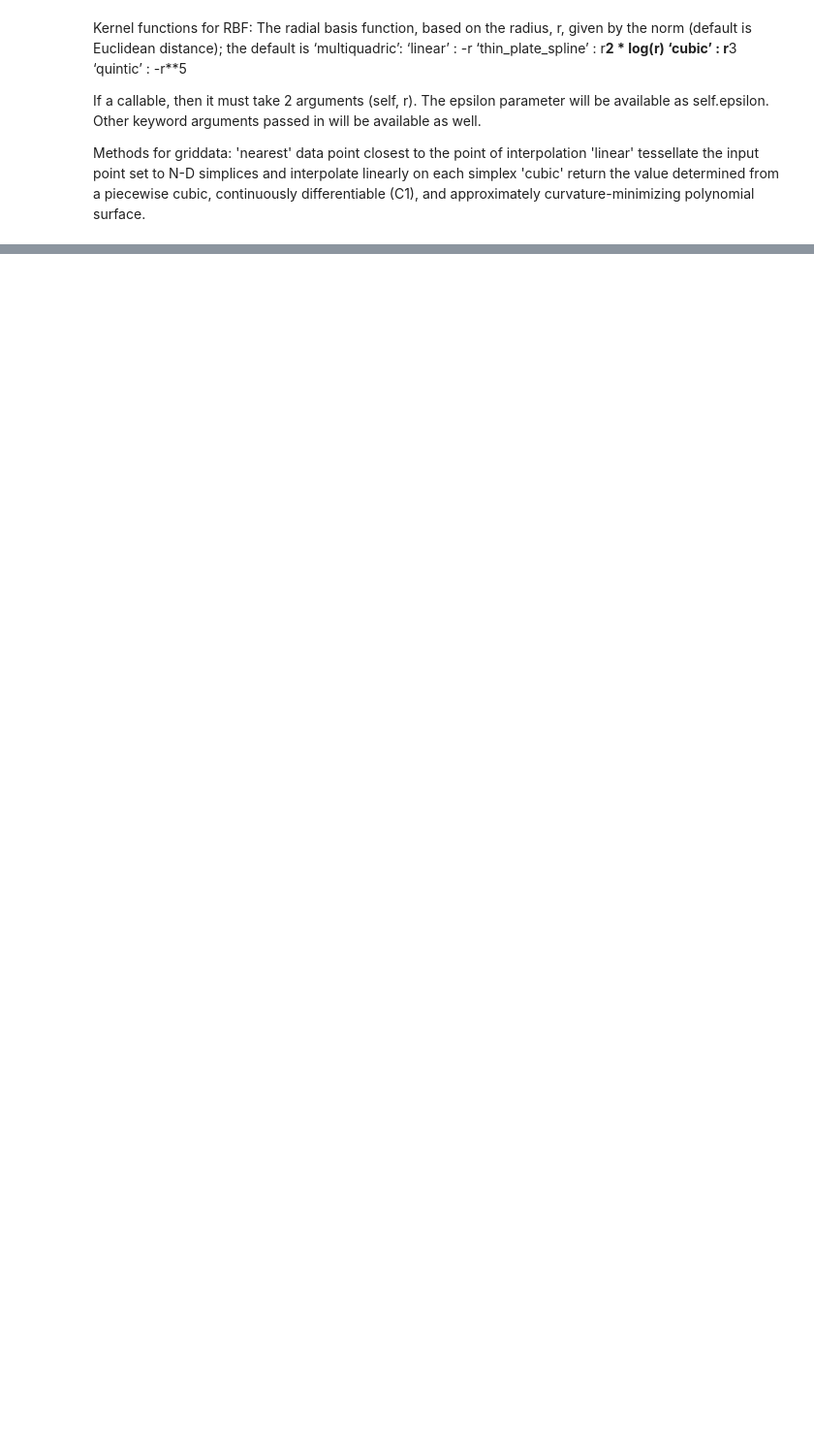
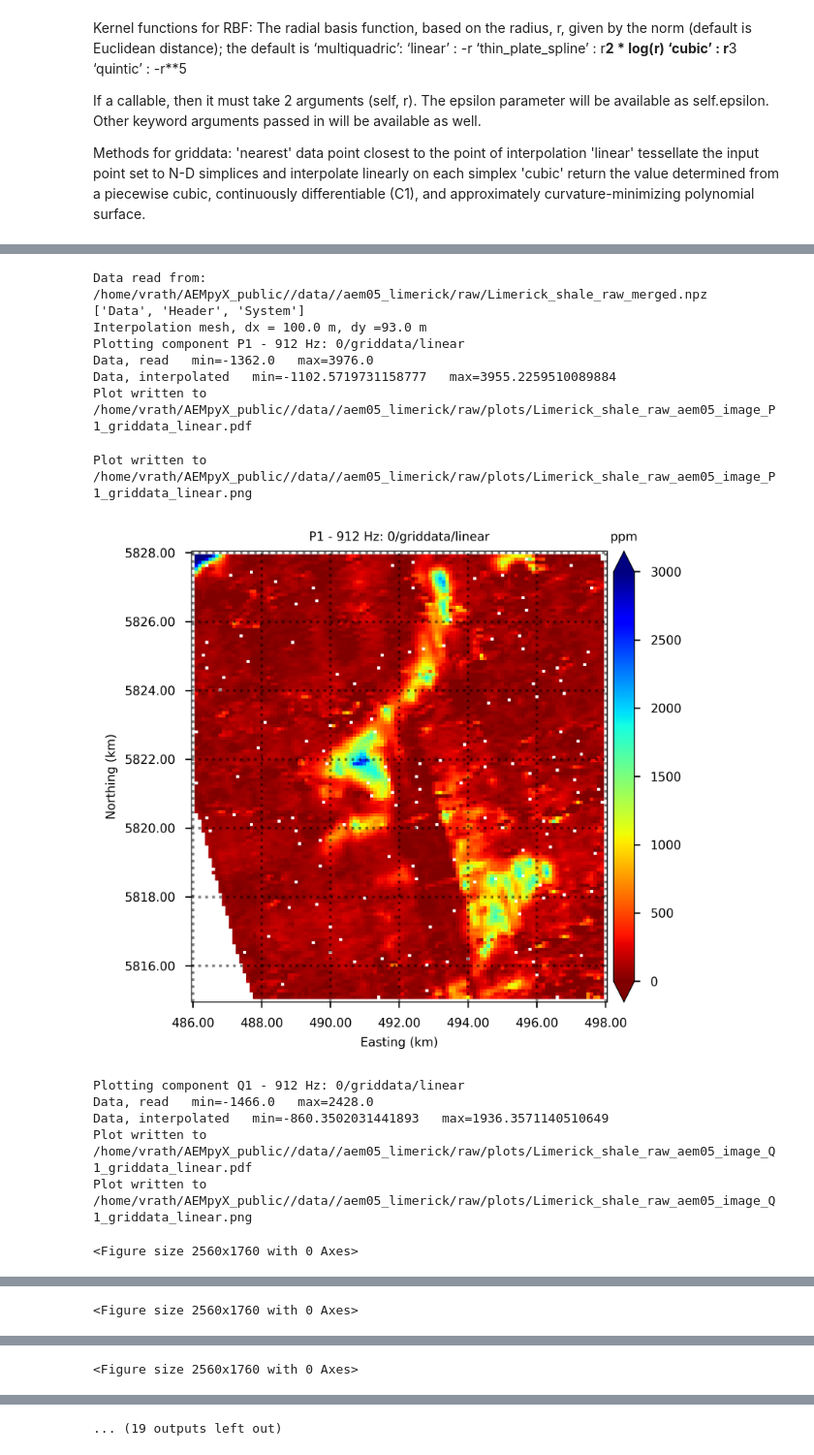
Before and after one commit to RAFTA-AIRBORNE/AEMpyX_public, a Jupyter notebook: aempy/tutorial/Tutorial1_VIZ_data_area.ipynb, the cells around one changed output, grey strips where cells are left out. Shown at 97% size. Cells and saved outputs as stored; diff of their text form; code cells hidden in the pictures; blank space fills up the shorter version.

```diff
--- a/aempy/tutorial/Tutorial1_VIZ_data_area.ipynb
+++ b/aempy/tutorial/Tutorial1_VIZ_data_area.ipynb
@@ -122,7 +132,7 @@ if "read" in FileList.lower():
 if "search" in FileList.lower():
     print("Searchstring is : "+SearchStrng)
     how = ["search", SearchStrng, InDatDir]
-    dat_files = util.get_data_list(how=how,
+    dat_files = util.get_data_list(how=how, fullpath=True,
                               out= True, sort=True)
 # %% [output]
 Searchstring is : *FL*.npz
@@ -538,49 +559,46 @@ for filein in dat_files:
             cb.ax.tick_params(labelsize=Fontsizes[1])
             cb.ax.set_title(Unit, fontsize=Fontsizes[1])
 
-
-        """
-        CoLORBARS:
-        extend{'neither', 'both', 'min', 'max'}
-
-            Make pointed end(s) for out-of-range values (unless 'neither'). These are set for a given colormap using the colormap set_under and set_over methods.
-        extendfrac{None, 'auto', length, lengths}
-
-            If set to None, both the minimum and maximum triangular colorbar extensions will have a length of 5% of the interior colorbar length (this is the default setting).
-
-            If set to 'auto', makes the triangular colorbar extensions the same lengths as the interior boxes (when spacing is set to 'uniform') or the same lengths as the respective adjacent interior boxes (when spacing is set to 'proportional').
-
-            If a scalar, indicates the length of both the minimum and maximum triangular colorbar extensions as a fraction of the interior colorbar length. A two-element sequence of fractions may also be given, indicating the lengths of the minimum and maximum colorbar extensions respectively as a fraction of the interior colorbar length.
-        extendrectbool
-
-            If False the minimum and maximum colorbar extensions will be triangular (the default). If True the extensions will be rectangular.
-        """
-
-
         if "scatter" in ImageType.lower():
             plotfile = PlotDir+PlotName+"_"+AEM_system\
                 +"_"+ImageType\
                 +"_"+ Comp
         else:
             plotfile = PlotDir+PlotName+"_"+AEM_system\
                 +"_"+ImageType\
                 +"_"+ Comp\
             +"_"+InterpMethod[0].lower()\
             +"_"+InterpMethod[1].lower()
 
 
         for F in PlotFmt:
 
             print("Plot written to "+plotfile+F)
             matplotlib.pyplot.savefig(plotfile+F,
                                       dpi=600,
                                       bbox_inches="tight",
                                       backend= "cairo",
                                       transparent=True)
 
 
         if PDFCatalog:
             pdf_list.append(plotfile+".pdf")
 
         matplotlib.pyplot.show()
         matplotlib.pyplot.clf()
+# %% [output]
+Data read from: /home/vrath/AEMpyX_public//data//aem05_limerick/raw/Limerick_shale_raw_merged.npz
+['Data', 'Header', 'System']
+Interpolation mesh, dx = 100.0 m, dy =93.0 m
+Plotting component P1 - 912 Hz: 0/griddata/linear
+Data, read   min=-1362.0   max=3976.0
+Data, interpolated   min=-1102.5719731158777   max=3955.2259510089884
+Plot written to /home/vrath/AEMpyX_public//data//aem05_limerick/raw/plots/Limerick_shale_raw_aem05_image_P1_griddata_linear.pdf
+Plot written to /home/vrath/AEMpyX_public//data//aem05_limerick/raw/plots/Limerick_shale_raw_aem05_image_P1_griddata_linear.png
+[figure, added]
+Plotting component Q1 - 912 Hz: 0/griddata/linear
+Data, read   min=-1466.0   max=2428.0
+Data, interpolated   min=-860.3502031441893   max=1936.3571140510649
+Plot written to /home/vrath/AEMpyX_public//data//aem05_limerick/raw/plots/Limerick_shale_raw_aem05_image_Q1_griddata_linear.pdf
+Plot written to /home/vrath/AEMpyX_public//data//aem05_limerick/raw/plots/Limerick_shale_raw_aem05_image_Q1_griddata_linear.png
+<Figure size 2560x1760 with 0 Axes>
@@ -586,0 +611 @@ for filein in dat_files:
+<Figure size 2560x1760 with 0 Axes>
@@ -586,0 +618 @@ for filein in dat_files:
+<Figure size 2560x1760 with 0 Axes>
@@ -587,3 +620,4 @@ for filein in dat_files:
+... (19 outputs left out)
 # %%
 if PDFCatalog:
     viz.make_pdf_catalog(PDFList=pdf_list, FileName=PDFCName)
```
Also changed, not shown: parts of 12 cells of this notebook, 32 other files.
